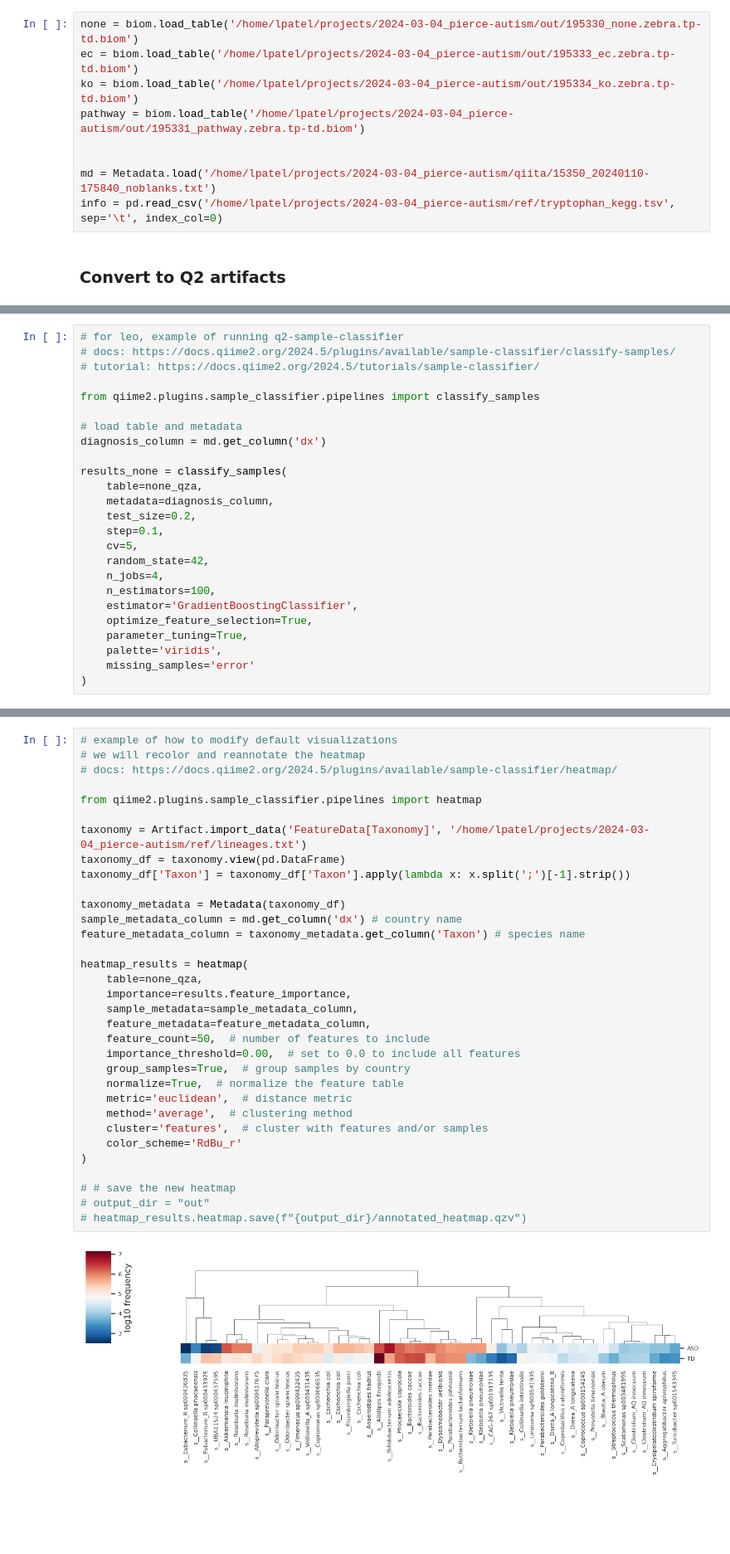
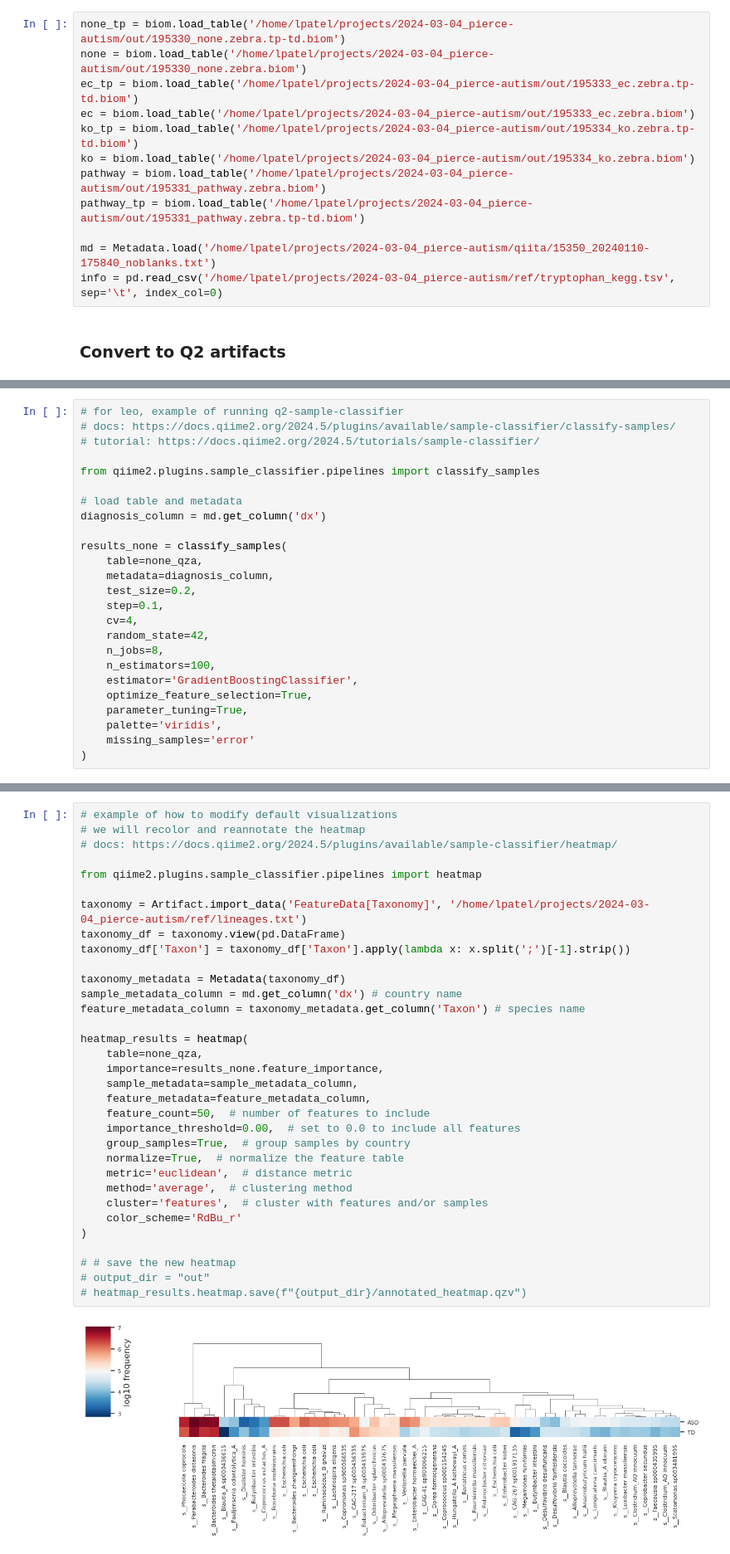
Before and after one commit to l1joseph/pierce_autism_2024, a Jupyter notebook: 04_predictive_diagnostics.ipynb, the cells around one changed output, grey strips where cells are left out. Shown at 83% size. Saved outputs shown, nothing was run; the diff lists cells and outputs as text; blank space fills up the shorter version.

Commit message:
updated q2-sample-classifier results

```diff
--- a/04_predictive_diagnostics.ipynb
+++ b/04_predictive_diagnostics.ipynb
@@ -20,11 +20,14 @@ import matplotlib.pyplot as plt
 # %% [markdown]
 ## Load Artifacts
 # %%
-none = biom.load_table('/home/lpatel/projects/2024-03-04_pierce-autism/out/195330_none.zebra.tp-td.biom')
-ec = biom.load_table('/home/lpatel/projects/2024-03-04_pierce-autism/out/195333_ec.zebra.tp-td.biom')
-ko = biom.load_table('/home/lpatel/projects/2024-03-04_pierce-autism/out/195334_ko.zebra.tp-td.biom')
-pathway = biom.load_table('/home/lpatel/projects/2024-03-04_pierce-autism/out/195331_pathway.zebra.tp-td.biom')
-
+none_tp = biom.load_table('/home/lpatel/projects/2024-03-04_pierce-autism/out/195330_none.zebra.tp-td.biom')
+none = biom.load_table('/home/lpatel/projects/2024-03-04_pierce-autism/out/195330_none.zebra.biom')
+ec_tp = biom.load_table('/home/lpatel/projects/2024-03-04_pierce-autism/out/195333_ec.zebra.tp-td.biom')
+ec = biom.load_table('/home/lpatel/projects/2024-03-04_pierce-autism/out/195333_ec.zebra.biom')
+ko_tp = biom.load_table('/home/lpatel/projects/2024-03-04_pierce-autism/out/195334_ko.zebra.tp-td.biom')
+ko = biom.load_table('/home/lpatel/projects/2024-03-04_pierce-autism/out/195334_ko.zebra.biom')
+pathway = biom.load_table('/home/lpatel/projects/2024-03-04_pierce-autism/out/195331_pathway.zebra.biom')
+pathway_tp = biom.load_table('/home/lpatel/projects/2024-03-04_pierce-autism/out/195331_pathway.zebra.tp-td.biom')
 
 md = Metadata.load('/home/lpatel/projects/2024-03-04_pierce-autism/qiita/15350_20240110-175840_noblanks.txt')
 info = pd.read_csv('/home/lpatel/projects/2024-03-04_pierce-autism/ref/tryptophan_kegg.tsv', sep='\t', index_col=0)
@@ -59,9 +77,9 @@ results_none = classify_samples(
     metadata=diagnosis_column,
     test_size=0.2,
     step=0.1,
-    cv=5,
+    cv=4,
     random_state=42,
-    n_jobs=4,
+    n_jobs=8,
     n_estimators=100,
     estimator='GradientBoostingClassifier',
     optimize_feature_selection=True,
@@ -78,35 +96,35 @@ results_none = classify_samples(
 # docs: https://docs.qiime2.org/2024.5/plugins/available/sample-classifier/heatmap/
 
 from qiime2.plugins.sample_classifier.pipelines import heatmap
 
 taxonomy = Artifact.import_data('FeatureData[Taxonomy]', '/home/lpatel/projects/2024-03-04_pierce-autism/ref/lineages.txt')
 taxonomy_df = taxonomy.view(pd.DataFrame)
 taxonomy_df['Taxon'] = taxonomy_df['Taxon'].apply(lambda x: x.split(';')[-1].strip())
 
 taxonomy_metadata = Metadata(taxonomy_df)
 sample_metadata_column = md.get_column('dx') # country name
 feature_metadata_column = taxonomy_metadata.get_column('Taxon') # species name
 
 heatmap_results = heatmap(
     table=none_qza,
-    importance=results.feature_importance,
+    importance=results_none.feature_importance,
     sample_metadata=sample_metadata_column,
     feature_metadata=feature_metadata_column,
     feature_count=50,  # number of features to include
     importance_threshold=0.00,  # set to 0.0 to include all features
     group_samples=True,  # group samples by country
     normalize=True,  # normalize the feature table
     metric='euclidean',  # distance metric
     method='average',  # clustering method
     cluster='features',  # cluster with features and/or samples
     color_scheme='RdBu_r'
 )
 
 # # save the new heatmap
 # output_dir = "out"
 # heatmap_results.heatmap.save(f"{output_dir}/annotated_heatmap.qzv")
 # %% [output]
-[figure, old version]
+[figure, new version]
 # %%
 results_ec = classify_samples(
     table=ec_qza,
```
Also changed, not shown: parts of 30 cells of this notebook, 2 other files.
